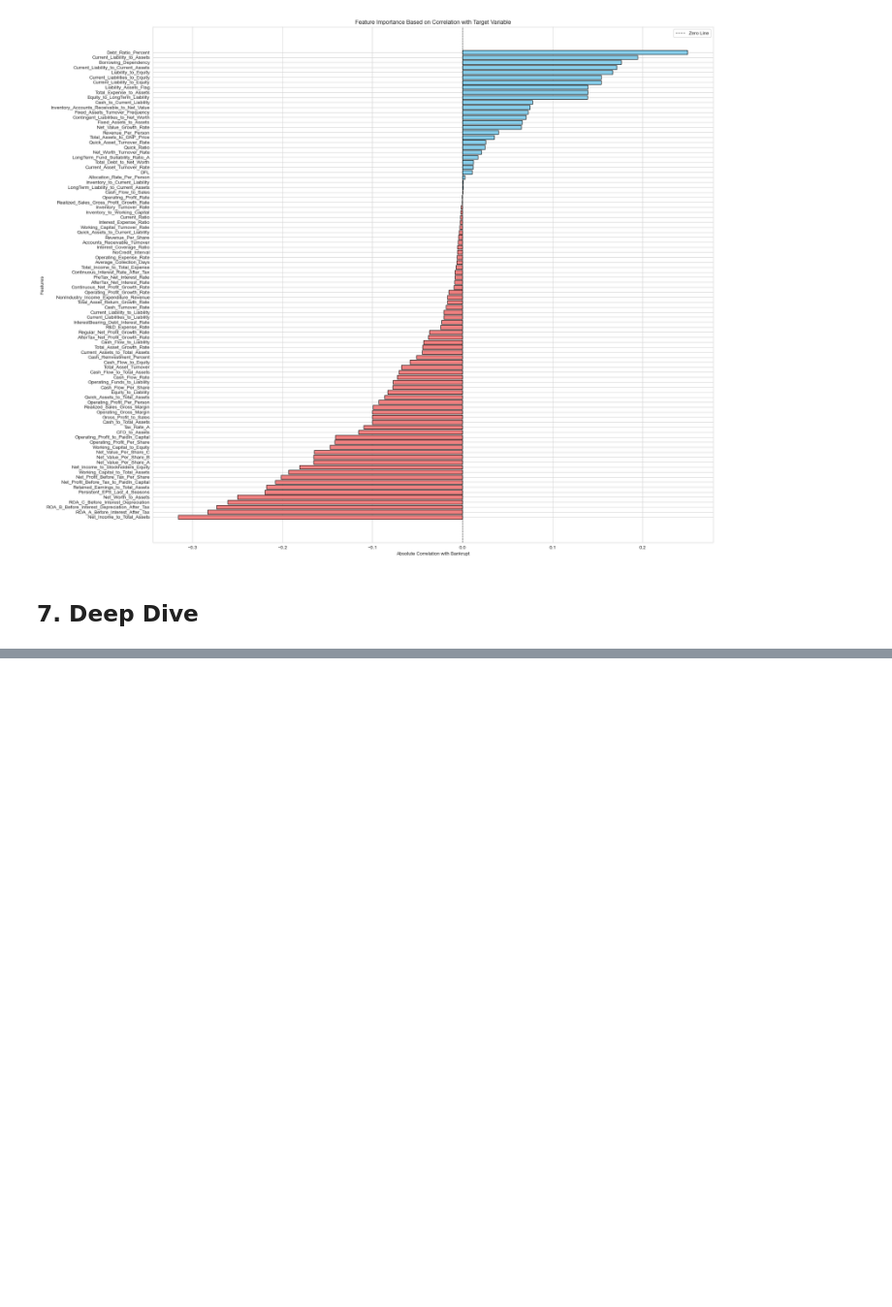
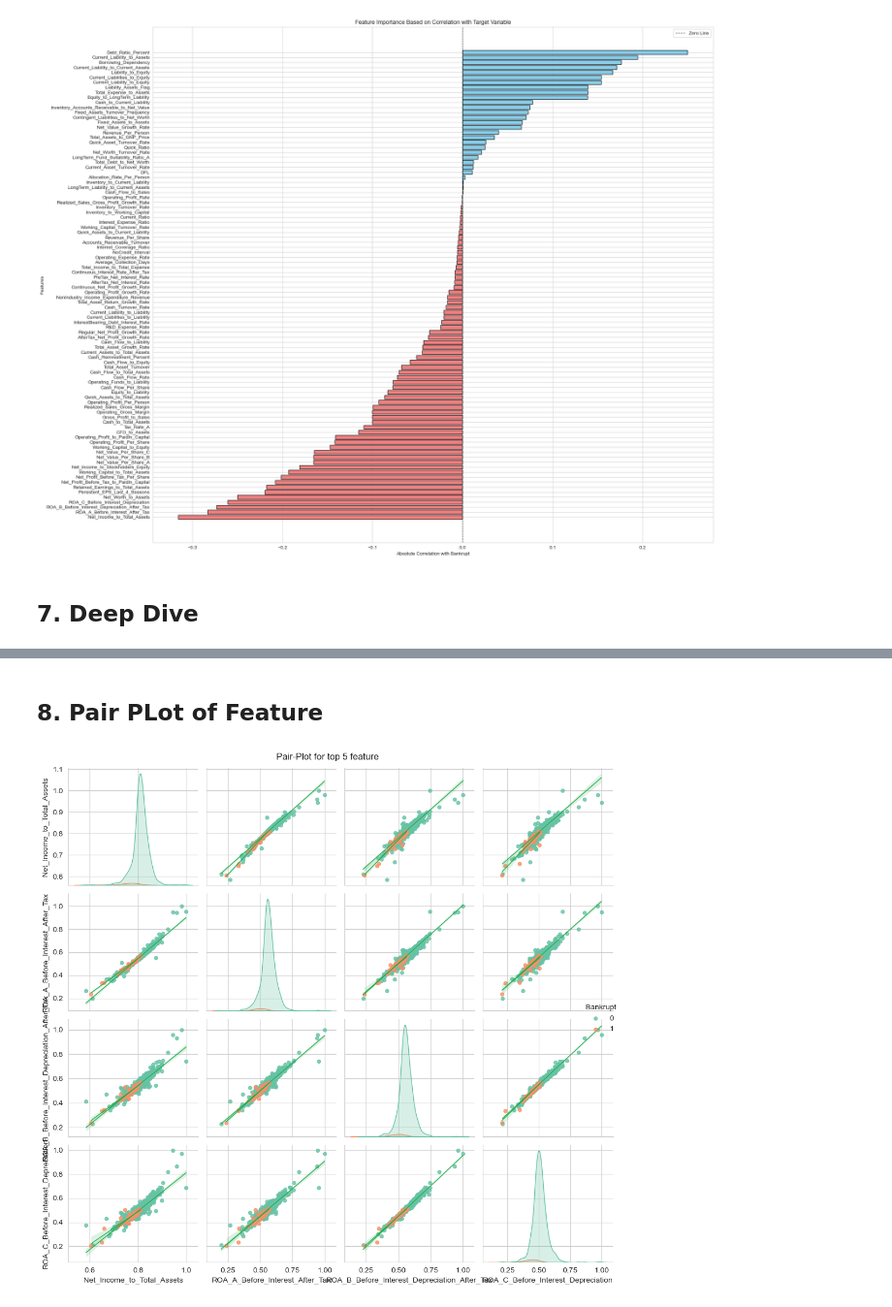
Before and after one commit to Sythnet-ML/Fundamental-ML-Data-Science-Projects, a Jupyter notebook: FUNDAMENTAL PROJECTS/Bankruptcy Prediction/01_eda.ipynb, the cells around one changed output, grey strips where cells are left out. Shown at 97% size. Drawn from its saved outputs; the diff is of its cells as text; code cells hidden in the pictures; blank space fills up the shorter version.

```diff
--- a/FUNDAMENTAL PROJECTS/Bankruptcy Prediction/01_eda.ipynb
+++ b/FUNDAMENTAL PROJECTS/Bankruptcy Prediction/01_eda.ipynb
@@ -311,0 +339,14 @@ plt.show()
+# %% [markdown]
+## 8. Pair PLot of Feature
+# %%
+sample = df.sample(min(1000 , len(df)), random_state=42)
+corr_data = df.corr()['Bankrupt'].abs().sort_values(ascending=False).index
+
+
+sns.pairplot(sample[corr_data[:5]], hue='Bankrupt', diag_kind='kde', kind='reg', palette='Set2',
+            plot_kws={'scatter_kws': {'alpha': 0.8, 's': 20}, 'line_kws': {'color': "#1DAA47", 'linewidth': 1}})
+plt.suptitle('Pair-Plot for top 5 feature')
+
+plt.tight_layout();     plt.show()
+# %% [output]
+[figure, added]
```
Also changed, not shown: parts of 4 cells of this notebook.
